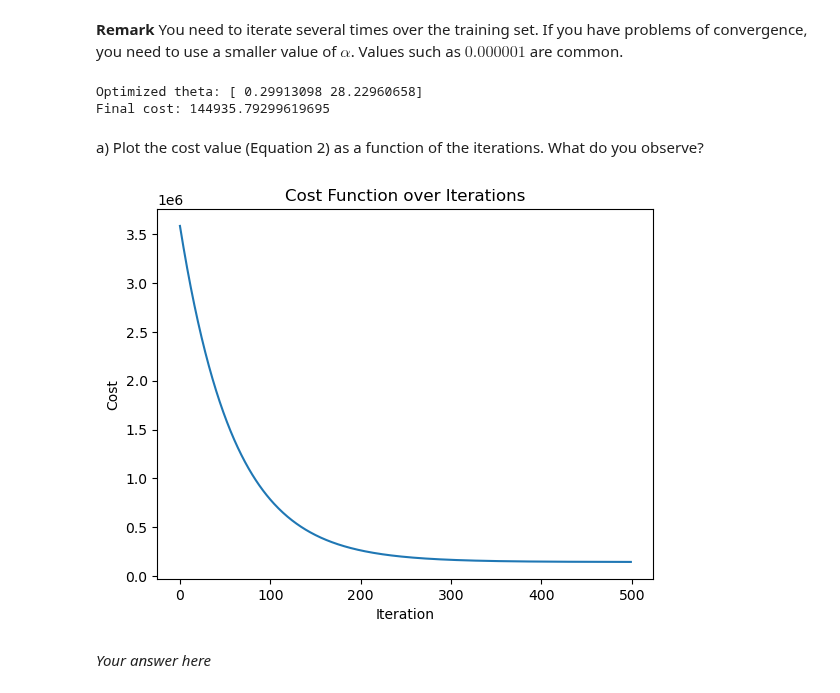
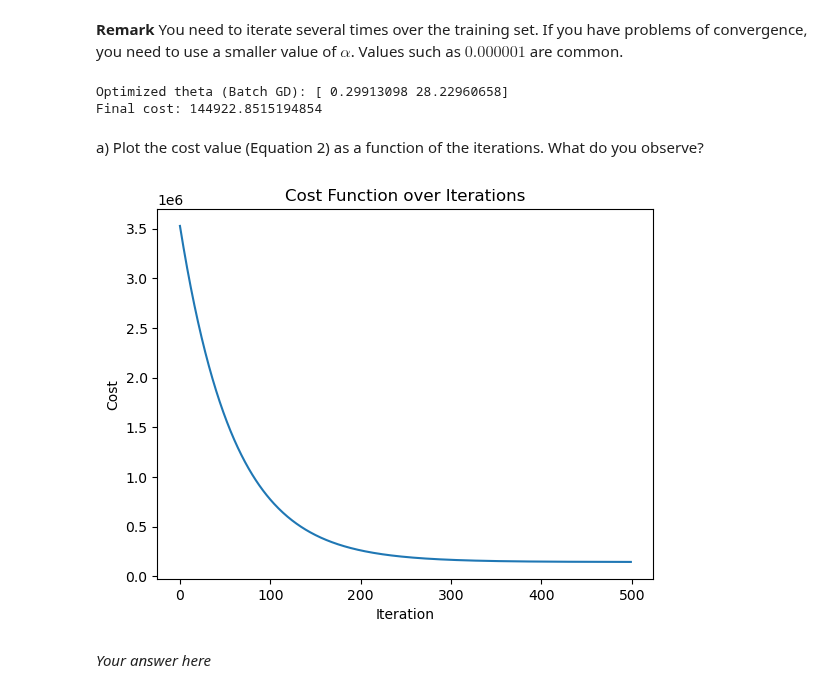
Before and after one commit to evarayHEIG/machle_labs, a Jupyter notebook: pw4/pw4-linear-regression-stud.ipynb, the cells around one changed output. Saved outputs shown, nothing was run; the diff lists cells and outputs as text; code cells hidden in the pictures.

```diff
--- a/pw4/pw4-linear-regression-stud.ipynb
+++ b/pw4/pw4-linear-regression-stud.ipynb
@@ -81,7 +153,15 @@ b) Compute the overall cost value according to the following equation:
 # %% [markdown]
 $$J(\theta) = \frac{1}{2N} \sum_{n=1}^{N} (h_{\theta}(\mathbf{x}_{n}) - y_{n})^{2} \tag{2}$$
 # %%
-# Your code here
+def mse_cost(theta, X, y):
+    """
+    Mean squared error cost function.
+    J(theta) = (1/2m) * Σ(h_theta(x) - y)²
+    """
+    m = len(y)
+    predictions = X.dot(theta)
+    errors = predictions - y
+    return (1/(2*m)) * np.sum(errors ** 2)
 # %% [markdown]
 ## Exercise 3 - Gradient descent for linear regression
 # %% [markdown]
@@ -164,3 +283,13 @@ def cost(h, theta, X, y, gradient=False, index=None):
+# %%
+def linear_regression_gradient(theta, X, y):
+    """
+    Gradient for linear regression with MSE loss.
+    For batch_size samples: ∇J = (1/m) * X^T · (X·theta - y)
+    """
+    m = len(y)
+    predictions = X.dot(theta)
+    errors = predictions - y
+    return (1/m) * X.T.dot(errors)
 # %%
 X = np.c_[np.ones(len(dataset["living_area"])), dataset["living_area"].values]
 y = dataset["rent_price"].values
@@ -168,23 +297,32 @@ y = dataset["rent_price"].values
 initial_theta = np.zeros(2)
 alpha = 1e-6
 
-theta, costs = batch_gradient_descent(initial_theta, alpha, cost, hypothesis, X, y, max_iterations=500)
-print("Optimized theta:", theta)
-print("Final cost:", costs[-1])
+theta, history = batch_gradient_descent(
+    initial_theta=initial_theta,
+    alpha=alpha,
+    gradient_fn=linear_regression_gradient,
+    X=X,
+    y=y,
+    cost_fn=mse_cost,
+    max_iterations=500
+)
+
+print("Optimized theta (Batch GD):", theta)
+print("Final cost:", history['cost'][-1])
 # %% [output]
-Optimized theta: [ 0.29913098 28.22960658]
-Final cost: 144935.79299619695
+Optimized theta (Batch GD): [ 0.29913098 28.22960658]
+Final cost: 144922.8515194854
 # %% [markdown]
 a) Plot the cost value (Equation 2) as a function of the iterations. What do you observe?
 # %%
 # Your code here
-plt.plot(costs)
+plt.plot(history['cost'])
 plt.title('Cost Function over Iterations')
 plt.xlabel('Iteration')
 plt.ylabel('Cost')
 plt.show()
 # %% [output]
-[figure, old version]
+[figure, new version]
 # %% [markdown]
 _Your answer here_
 # %% [markdown]
```
Also changed, not shown: parts of 39 cells of this notebook.
